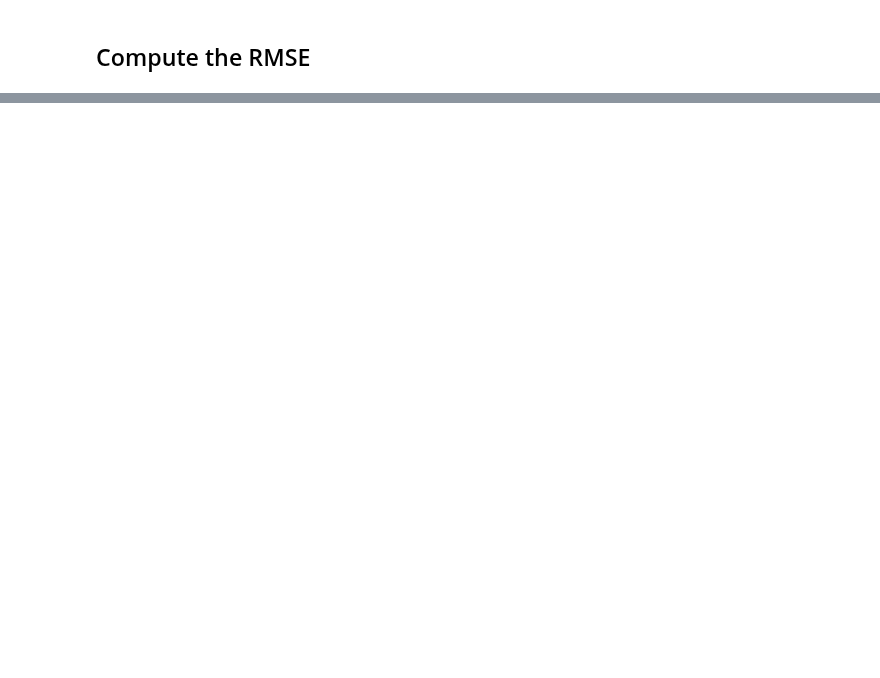
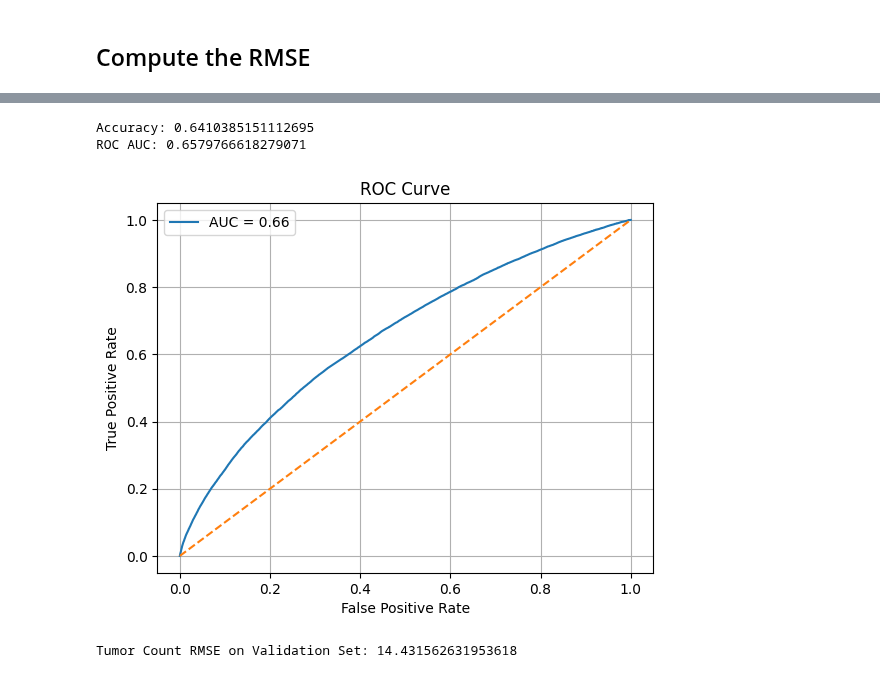
Before and after one commit to wangelam/ecse415Final, a Jupyter notebook: TumorCount_ROISVM.ipynb, the cells around one changed output, grey strips where cells are left out. Drawn from its saved outputs; the diff is of its cells as text; code cells hidden in the pictures; blank space fills up the shorter version.

```diff
--- a/TumorCount_ROISVM.ipynb
+++ b/TumorCount_ROISVM.ipynb
@@ -703,0 +785,45 @@ print("Tumor Count RMSE on Validation Set:", rmse)
+# %%
+#TODO: MAKE SURE VECTORS ARE TRAINED ON SAME # OF VECTORS
+#clfOri, yPredOri = linSVM(orixTrain, oriyTrain, orixVal, oriyVal)
+
+xTrain_bal, yTrain_bal = downsample(orixTrain, oriyTrain)
+
+clfOri = SVC(kernel='rbf', probability=True, random_state=42)
+clfOri.fit(xTrain_bal, yTrain_bal)
+
+y_pred = clfOri.predict(orixVal)
+y_proba = clfOri.predict_proba(orixVal)[:, 1]
+
+yVal_bin = np.array([1 if label == "tumor" else 0 for label in oriyVal])
+
+acc = accuracy_score(yVal_bin, y_pred)
+print("Accuracy:", acc)
+
+roc_auc = roc_auc_score(yVal_bin, y_proba)
+print("ROC AUC:", roc_auc)
+
+fpr, tpr, _ = roc_curve(yVal_bin, y_proba)
+plt.figure()
+plt.plot(fpr, tpr, label=f"AUC = {roc_auc:.2f}")
+plt.plot([0, 1], [0, 1], '--')
+plt.xlabel("False Positive Rate")
+plt.ylabel("True Positive Rate")
+plt.title("ROC Curve")
+plt.legend()
+plt.grid()
+plt.show()
+# %% [output]
+Accuracy: 0.6410385151112695
+ROC AUC: 0.6579766618279071
+[figure, added]
+# %%
+# get RMSE
+rmse2, trueCount2, predCount2 = calcRMSE(clfOri)
+
+# print(f'avg num tumors: {sum(trueCount2)/len(trueCount2)}')
+# print(sum(trueCount2))
+# print(sum(predCount2))
+# print(trueCount2)
+# print(predCount2)
+# %% [output]
+Tumor Count RMSE on Validation Set: 14.431562631953618
```
Also changed, not shown: parts of 16 cells of this notebook.
